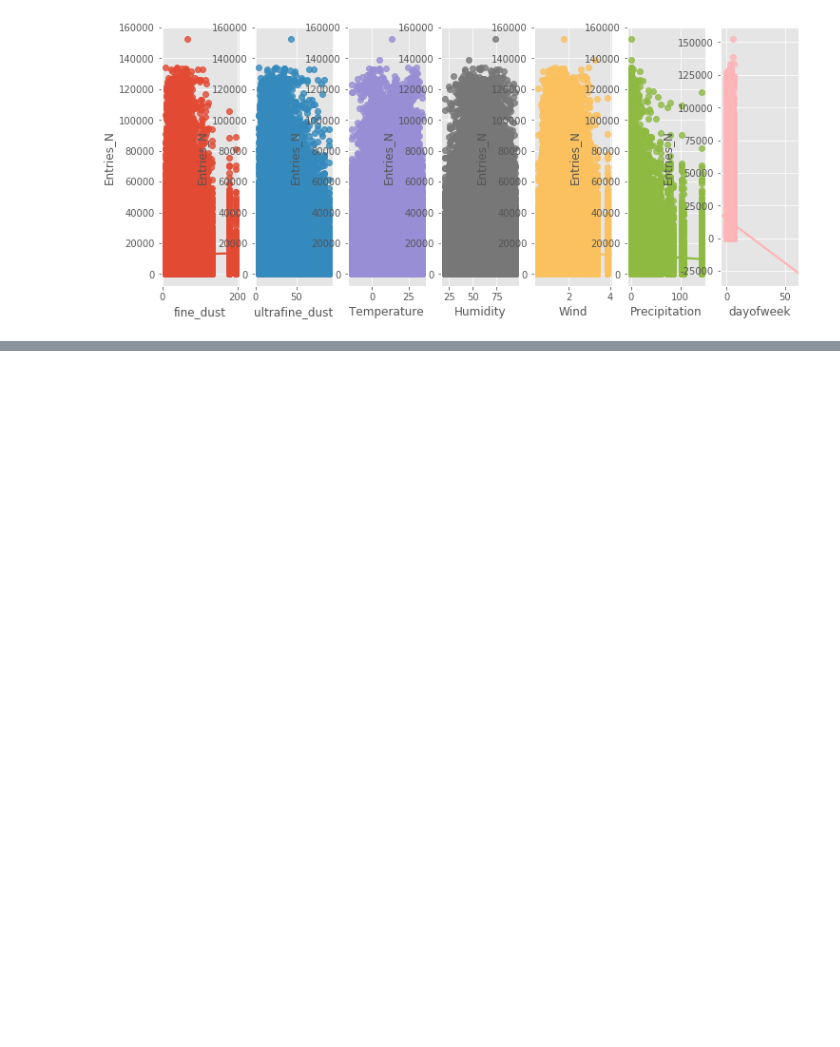
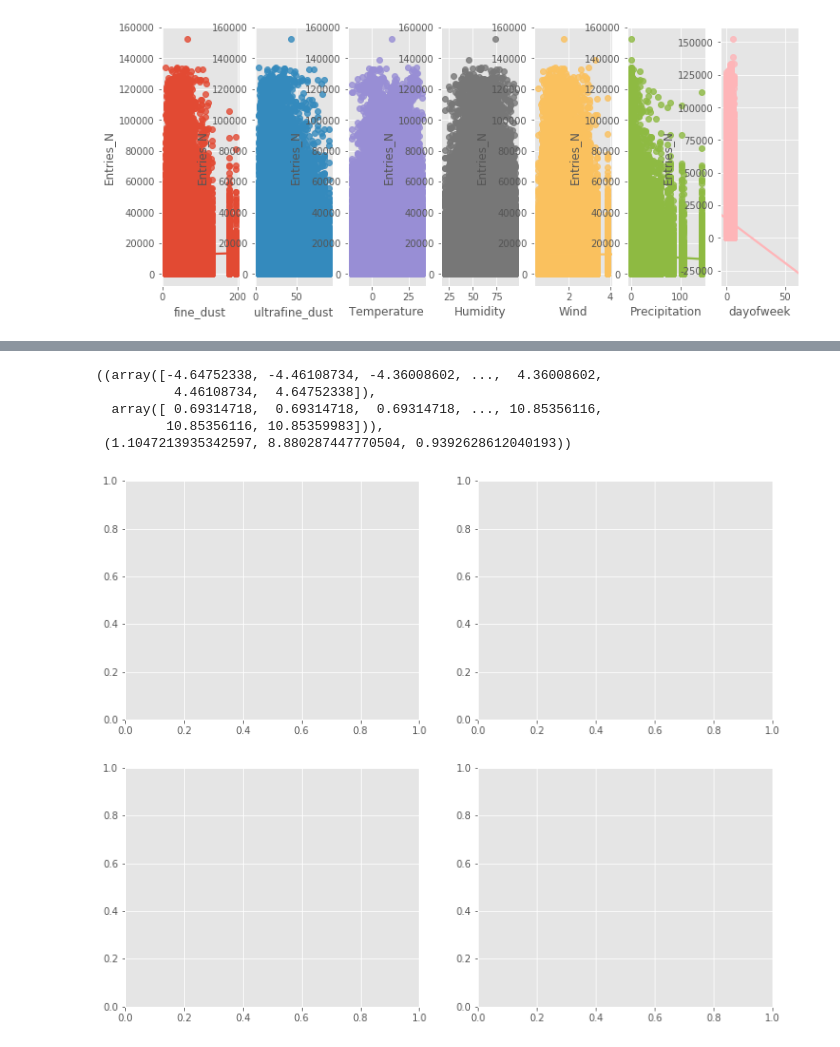
Before and after one commit to MinHyuckChoi/Subway-Project, a Jupyter notebook: Subway_Project.ipynb, the cells around one changed output, grey strips where cells are left out. Drawn from its saved outputs; the diff is of its cells as text; code cells hidden in the pictures; blank space fills up the shorter version.

```diff
--- a/Subway_Project.ipynb
+++ b/Subway_Project.ipynb
@@ -366,0 +427,17 @@ sns.regplot(x="dayofweek",y="Entries_N", data=total_subway_weather,ax=ax7)
+# %%
+#Entries_N값의 데이터 분포도를 파악
+
+figure, axex = plt.subplots(ncols=2, nrows=2)
+figure.set_size_inches(12, 10)
+
+sns.distplot(total_subway_weather["Entries_N"], ax=axes[0][0])
+stats.probplot(total_subway_weather["Entries_N"], dist='norm', fit=True, plot=axes[0][1])
+sns.distplot(np.log(nooutliers["Entries_N"]), ax=axes[1][0])
+stats.probplot(np.log1p(nooutliers["Entries_N"]), dist='norm', fit=True, plot=axes[1][1])
+# %% [output]
+((array([-4.64752338, -4.46108734, -4.36008602, ...,  4.36008602,
+          4.46108734,  4.64752338]),
+  array([ 0.69314718,  0.69314718,  0.69314718, ..., 10.85356116,
+         10.85356116, 10.85359983])),
+ (1.1047213935342597, 8.880287447770504, 0.9392628612040193))
+[figure, added]
```
Also changed, not shown: parts of 5 cells of this notebook.
